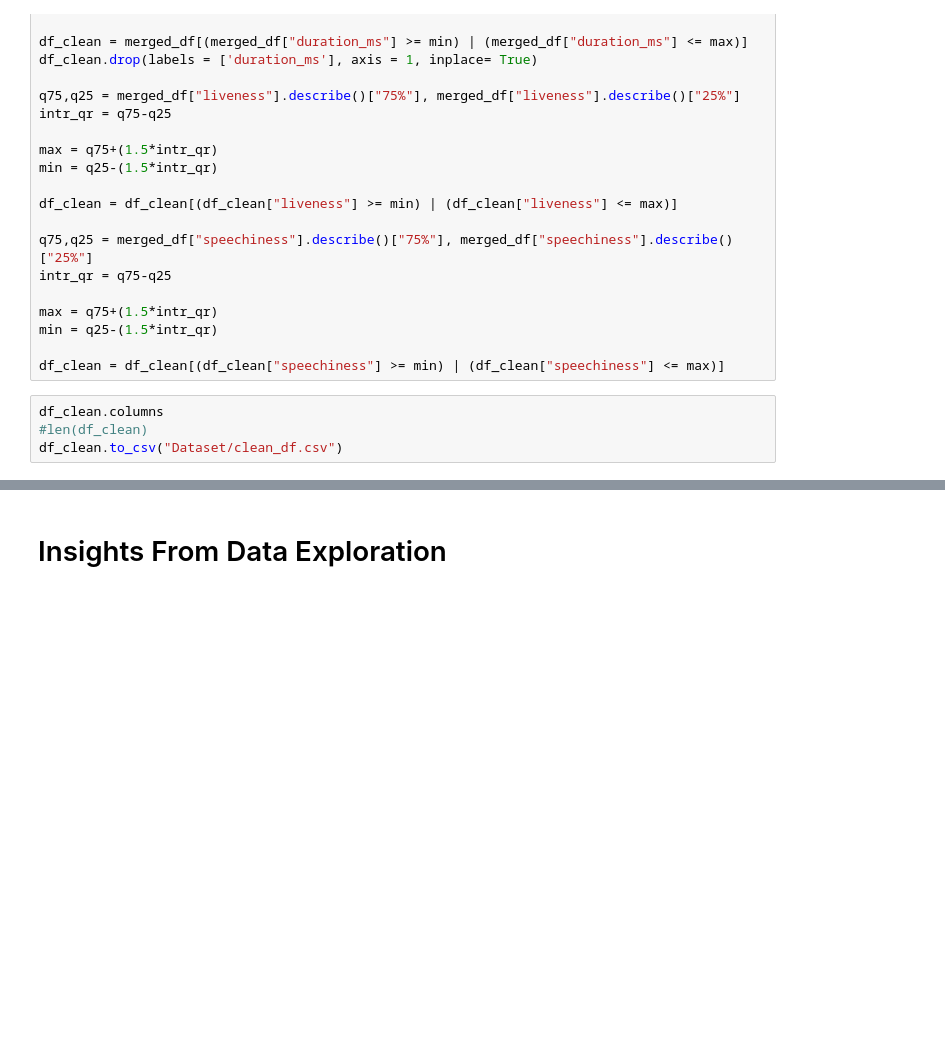
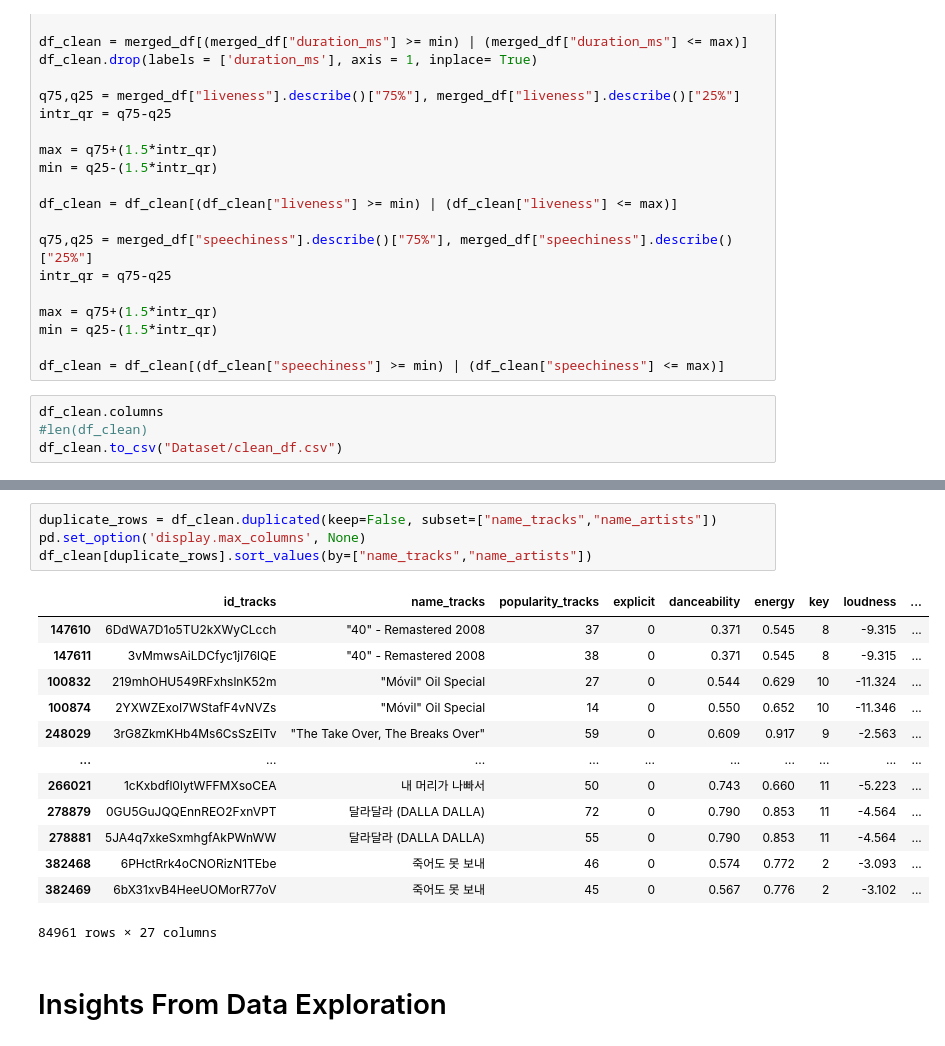
Before and after one commit to xmh3698/AML_Project, a Jupyter notebook: Analysis.ipynb, the cells around one changed output, grey strips where cells are left out. Cells and saved outputs as stored; diff of their text form; blank space fills up the shorter version.

```diff
--- a/Analysis.ipynb
+++ b/Analysis.ipynb
@@ -301,3 +310,21 @@ AttributeError: 'Series' object has no attribute 'days'
+# %%
+duplicate_rows = df_clean.duplicated(keep=False, subset=["name_tracks","name_artists"])
+pd.set_option('display.max_columns', None)
+df_clean[duplicate_rows].sort_values(by=["name_tracks","name_artists"])
+# %% [output]
+|  | id_tracks | name_tracks | popularity_tracks | explicit | danceability | energy | key | loudness | ... |
+| 147610 | 6DdWA7D1o5TU2kXWyCLcch | "40" - Remastered 2008 | 37 | 0 | 0.371 | 0.545 | 8 | -9.315 | ... |
+| 147611 | 3vMmwsAiLDCfyc1jl76lQE | "40" - Remastered 2008 | 38 | 0 | 0.371 | 0.545 | 8 | -9.315 | ... |
+| 100832 | 219mhOHU549RFxhslnK52m | "Móvil" Oil Special | 27 | 0 | 0.544 | 0.629 | 10 | -11.324 | ... |
+| 100874 | 2YXWZExoI7WStafF4vNVZs | "Móvil" Oil Special | 14 | 0 | 0.550 | 0.652 | 10 | -11.346 | ... |
+| 248029 | 3rG8ZkmKHb4Ms6CsSzEITv | "The Take Over, The Breaks Over" | 59 | 0 | 0.609 | 0.917 | 9 | -2.563 | ... |
+| ... | ... | ... | ... | ... | ... | ... | ... | ... | ... |
+| 266021 | 1cKxbdfl0lytWFFMXsoCEA | 내 머리가 나빠서 | 50 | 0 | 0.743 | 0.660 | 11 | -5.223 | ... |
+| 278879 | 0GU5GuJQQEnnREO2FxnVPT | 달라달라 (DALLA DALLA) | 72 | 0 | 0.790 | 0.853 | 11 | -4.564 | ... |
+| 278881 | 5JA4q7xkeSxmhgfAkPWnWW | 달라달라 (DALLA DALLA) | 55 | 0 | 0.790 | 0.853 | 11 | -4.564 | ... |
+| 382468 | 6PHctRrk4oCNORizN1TEbe | 죽어도 못 보내 | 46 | 0 | 0.574 | 0.772 | 2 | -3.093 | ... |
+| 382469 | 6bX31xvB4HeeUOMorR77oV | 죽어도 못 보내 | 45 | 0 | 0.567 | 0.776 | 2 | -3.102 | ... |
+84961 rows × 27 columns
 # %% [markdown]
 # Insights From Data Exploration
 # %% [markdown]
```
Also changed, not shown: parts of 7 cells of this notebook, 1 other file.
